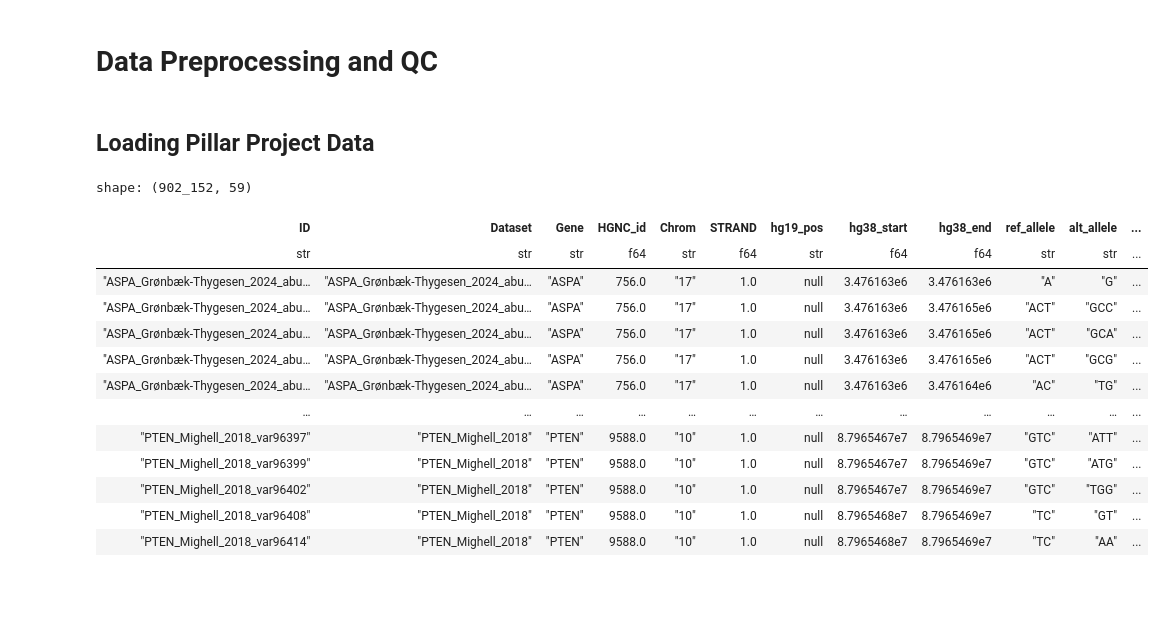
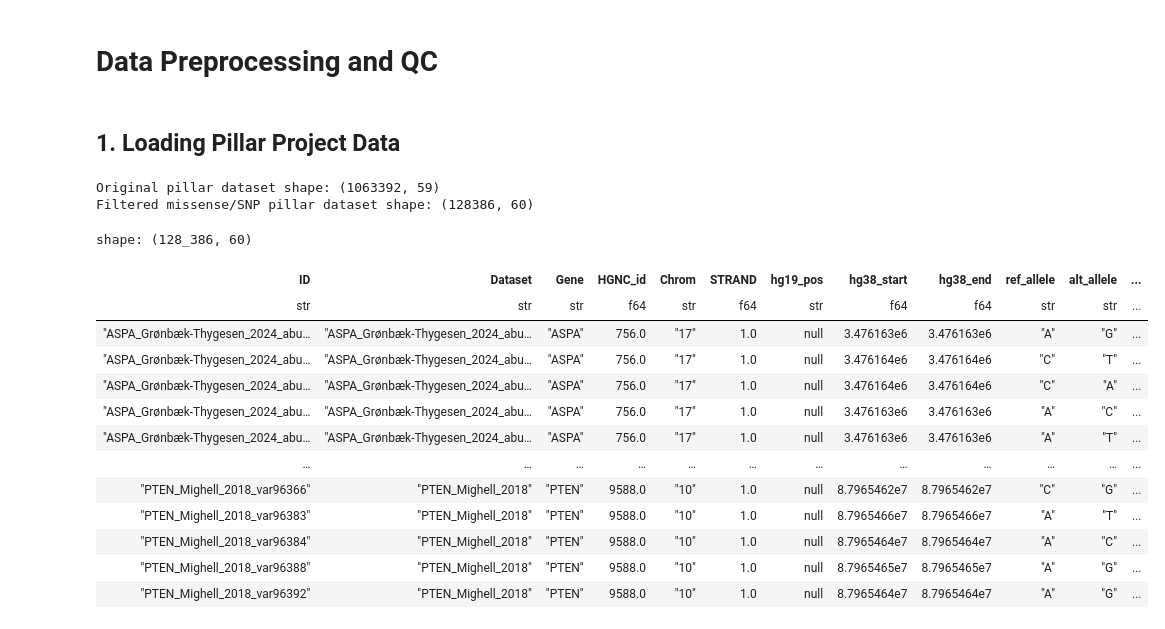
Before and after one commit to broadinstitute/2025_Pillar_VarChAMP, a Jupyter notebook: 1_allele_collection/2_analyses/1_data_qc.ipynb, the cells around one changed output. Drawn from its saved outputs; the diff is of its cells as text; code cells hidden in the pictures; blank space fills up the shorter version.

Commit message:
Update allele collection, imaging analyses and ppi analyses

```diff
--- a/1_allele_collection/2_analyses/1_data_qc.ipynb
+++ b/1_allele_collection/2_analyses/1_data_qc.ipynb
@@ -3,29 +3,42 @@
 # %%
 import polars as pl
 # %% [markdown]
-## Loading Pillar Project Data
+## 1. Loading Pillar Project Data
 # %%
 # pillar_condensed_df = pl.read_csv("../1_inputs/raw_inputs/pillar_data/pillar_data_condensed_051325_wREVEL.csv", schema_overrides={"Chrom": pl.String, 'aa_pos': pl.String, 'auth_reported_score': pl.String})
 # pillar_condensed_df
 
-pillar_clinvar_df = pl.read_csv("../1_inputs/raw_inputs/pillar_data/pillar_data_clinvar38_051325_wREVEL.csv", schema_overrides={"Chrom": pl.String, 'aa_pos': pl.String, 'auth_reported_score': pl.String})
-pillar_clinvar_single_aa_df = pillar_clinvar_df.filter(pl.col("consequence").str.contains("sense")).drop_nulls(subset="hgvs_p")# ["consequence"].unique()
-pillar_clinvar_single_aa_df
+pillar_clinvar_df = pl.read_csv("../1_inputs/raw_inputs/pillar_data/pillar_data_clinvar38_051325_wREVEL.csv",
+                                schema_overrides={"Chrom": pl.String, 'aa_pos': pl.String, 'auth_reported_score': pl.String})
+print("Original pillar dataset shape:", pillar_clinvar_df.shape)
+
+## filter the SNP variants only
+pillar_clinvar_single_aa_df = pillar_clinvar_df.filter(
+    (pl.col("consequence").str.contains("sense")) & \
+    (pl.col("ref_allele").str.len_chars()==1) & (pl.col("alt_allele").str.len_chars()==1) & \
+    (pl.col("hg38_start").is_not_null()) & (pl.col("hg38_end").is_not_null())
+).drop_nulls(subset="hgvs_p").with_columns(
+    pl.col("hg38_start").cast(pl.Int32).cast(pl.String).alias("nuc_loc")
+)
+print("Filtered missense/SNP pillar dataset shape:", pillar_clinvar_single_aa_df.shape)
+display(pillar_clinvar_single_aa_df) #.filter(pl.col("Ref_seq_transcript_ID").str.contains("NC_"))
 # pillar_clinvar_df.filter(pl.col("consequence").str.contains("nonsense"))["consequence"].unique()
 # %% [output]
-shape: (902_152, 59)
+Original pillar dataset shape: (1063392, 59)
+Filtered missense/SNP pillar dataset shape: (128386, 60)
+shape: (128_386, 60)
 | ID | Dataset | Gene | HGNC_id | Chrom | STRAND | hg19_pos | hg38_start | hg38_end | ref_allele | alt_allele | ... |
 | str | str | str | f64 | str | f64 | str | f64 | f64 | str | str | ... |
 | "ASPA_Grønbæk-Thygesen_2024_abu… | "ASPA_Grønbæk-Thygesen_2024_abu… | "ASPA" | 756.0 | "17" | 1.0 | null | 3.476163e6 | 3.476163e6 | "A" | "G" | ... |
-| "ASPA_Grønbæk-Thygesen_2024_abu… | "ASPA_Grønbæk-Thygesen_2024_abu… | "ASPA" | 756.0 | "17" | 1.0 | null | 3.476163e6 | 3.476165e6 | "ACT" | "GCC" | ... |
-| "ASPA_Grønbæk-Thygesen_2024_abu… | "ASPA_Grønbæk-Thygesen_2024_abu… | "ASPA" | 756.0 | "17" | 1.0 | null | 3.476163e6 | 3.476165e6 | "ACT" | "GCA" | ... |
-| "ASPA_Grønbæk-Thygesen_2024_abu… | "ASPA_Grønbæk-Thygesen_2024_abu… | "ASPA" | 756.0 | "17" | 1.0 | null | 3.476163e6 | 3.476165e6 | "ACT" | "GCG" | ... |
-| "ASPA_Grønbæk-Thygesen_2024_abu… | "ASPA_Grønbæk-Thygesen_2024_abu… | "ASPA" | 756.0 | "17" | 1.0 | null | 3.476163e6 | 3.476164e6 | "AC" | "TG" | ... |
+| "ASPA_Grønbæk-Thygesen_2024_abu… | "ASPA_Grønbæk-Thygesen_2024_abu… | "ASPA" | 756.0 | "17" | 1.0 | null | 3.476164e6 | 3.476164e6 | "C" | "T" | ... |
+| "ASPA_Grønbæk-Thygesen_2024_abu… | "ASPA_Grønbæk-Thygesen_2024_abu… | "ASPA" | 756.0 | "17" | 1.0 | null | 3.476164e6 | 3.476164e6 | "C" | "A" | ... |
+| "ASPA_Grønbæk-Thygesen_2024_abu… | "ASPA_Grønbæk-Thygesen_2024_abu… | "ASPA" | 756.0 | "17" | 1.0 | null | 3.476163e6 | 3.476163e6 | "A" | "C" | ... |
+| "ASPA_Grønbæk-Thygesen_2024_abu… | "ASPA_Grønbæk-Thygesen_2024_abu… | "ASPA" | 756.0 | "17" | 1.0 | null | 3.476163e6 | 3.476163e6 | "A" | "T" | ... |
 | … | … | … | … | … | … | … | … | … | … | … | ... |
-| "PTEN_Mighell_2018_var96397" | "PTEN_Mighell_2018" | "PTEN" | 9588.0 | "10" | 1.0 | null | 8.7965467e7 | 8.7965469e7 | "GTC" | "ATT" | ... |
-| "PTEN_Mighell_2018_var96399" | "PTEN_Mighell_2018" | "PTEN" | 9588.0 | "10" | 1.0 | null | 8.7965467e7 | 8.7965469e7 | "GTC" | "ATG" | ... |
-| "PTEN_Mighell_2018_var96402" | "PTEN_Mighell_2018" | "PTEN" | 9588.0 | "10" | 1.0 | null | 8.7965467e7 | 8.7965469e7 | "GTC" | "TGG" | ... |
-| "PTEN_Mighell_2018_var96408" | "PTEN_Mighell_2018" | "PTEN" | 9588.0 | "10" | 1.0 | null | 8.7965468e7 | 8.7965469e7 | "TC" | "GT" | ... |
-| "PTEN_Mighell_2018_var96414" | "PTEN_Mighell_2018" | "PTEN" | 9588.0 | "10" | 1.0 | null | 8.7965468e7 | 8.7965469e7 | "TC" | "AA" | ... |
+| "PTEN_Mighell_2018_var96366" | "PTEN_Mighell_2018" | "PTEN" | 9588.0 | "10" | 1.0 | null | 8.7965462e7 | 8.7965462e7 | "C" | "G" | ... |
+| "PTEN_Mighell_2018_var96383" | "PTEN_Mighell_2018" | "PTEN" | 9588.0 | "10" | 1.0 | null | 8.7965466e7 | 8.7965466e7 | "A" | "T" | ... |
+| "PTEN_Mighell_2018_var96384" | "PTEN_Mighell_2018" | "PTEN" | 9588.0 | "10" | 1.0 | null | 8.7965464e7 | 8.7965464e7 | "A" | "C" | ... |
+| "PTEN_Mighell_2018_var96388" | "PTEN_Mighell_2018" | "PTEN" | 9588.0 | "10" | 1.0 | null | 8.7965465e7 | 8.7965465e7 | "A" | "G" | ... |
+| "PTEN_Mighell_2018_var96392" | "PTEN_Mighell_2018" | "PTEN" | 9588.0 | "10" | 1.0 | null | 8.7965464e7 | 8.7965464e7 | "A" | "G" | ... |
 # %%
 pillar_summary_df = pl.read_csv("../1_inputs/raw_inputs/pillar_data/summary_pp_df_051325_expanded.tsv", separator="\t", schema_overrides={"Chrom": pl.String, 'aa_pos': pl.String, 'auth_reported_score': pl.String})
```
Also changed, not shown: parts of 10 cells of this notebook, 48 other files.
